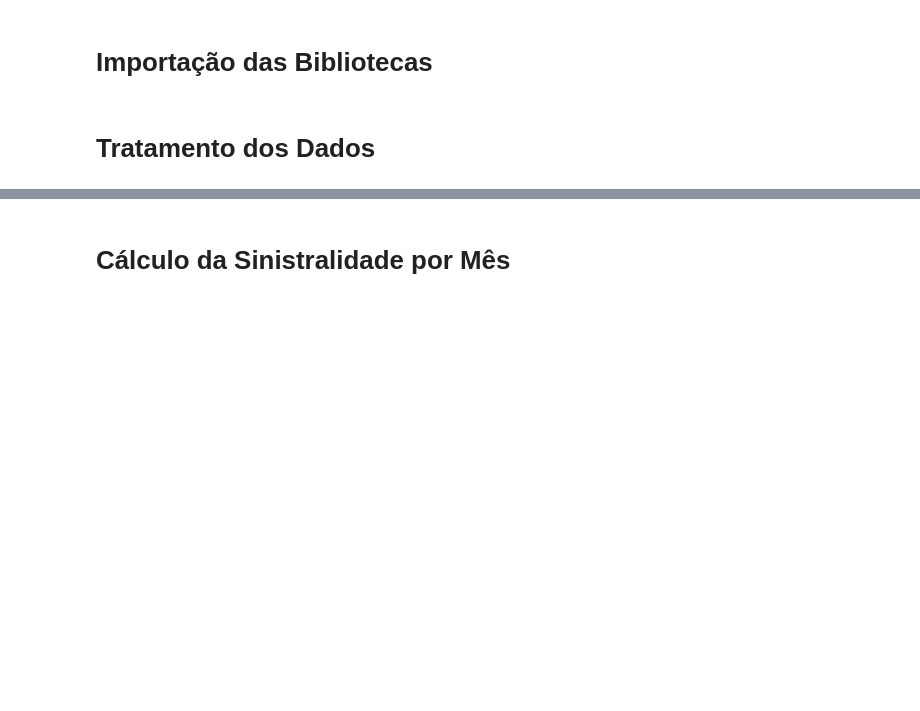
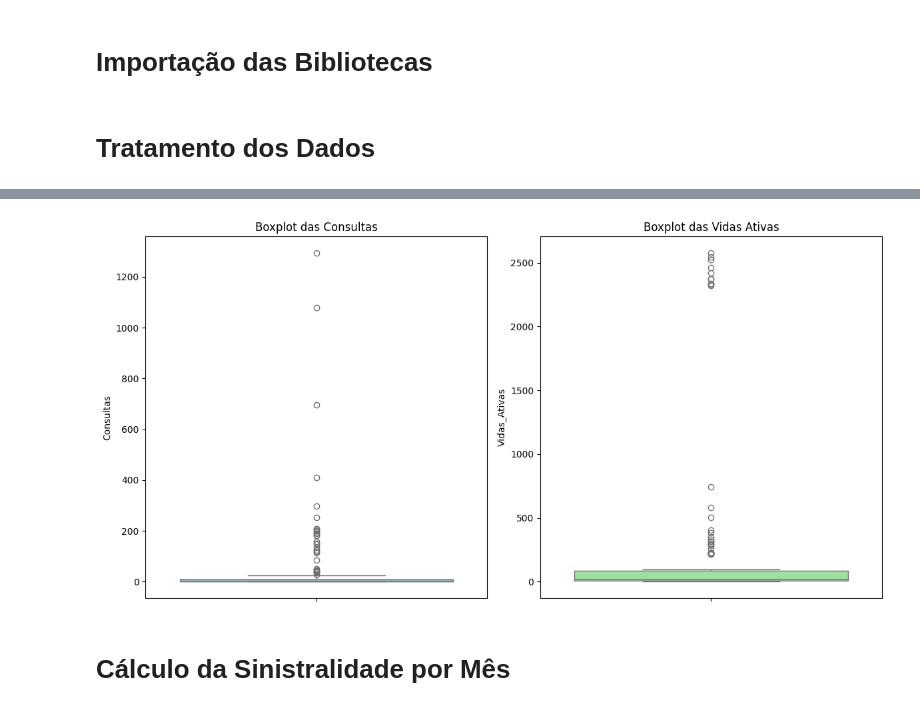
Before and after one commit to bessarodrigo/sinistralidade_telemecidina, a Jupyter notebook: sinistralidade_telemedicina.ipynb, the cells around one changed output, grey strips where cells are left out. Drawn from its saved outputs; the diff is of its cells as text; code cells hidden in the pictures; blank space fills up the shorter version.

```diff
--- a/sinistralidade_telemedicina.ipynb
+++ b/sinistralidade_telemedicina.ipynb
@@ -131,3 +162,19 @@ dtype: object
+# %%
+# Criar boxplot para 'CONSULTAS' e 'VIDAS ATIVAS'
+plt.figure(figsize=(12, 6))
+
+plt.subplot(1, 2, 1)
+sns.boxplot(y=df['Consultas'], color='skyblue')
+plt.title('Boxplot das Consultas')
+
+plt.subplot(1, 2, 2)
+sns.boxplot(y=df['Vidas_Ativas'], color='lightgreen')
+plt.title('Boxplot das Vidas Ativas')
+
+plt.tight_layout()
+plt.show()
+# %% [output]
+[figure, added]
 # %% [markdown]
 # Cálculo da Sinistralidade por Mês
 # %%
```
Also changed, not shown: parts of 17 cells of this notebook, 1 other file.
